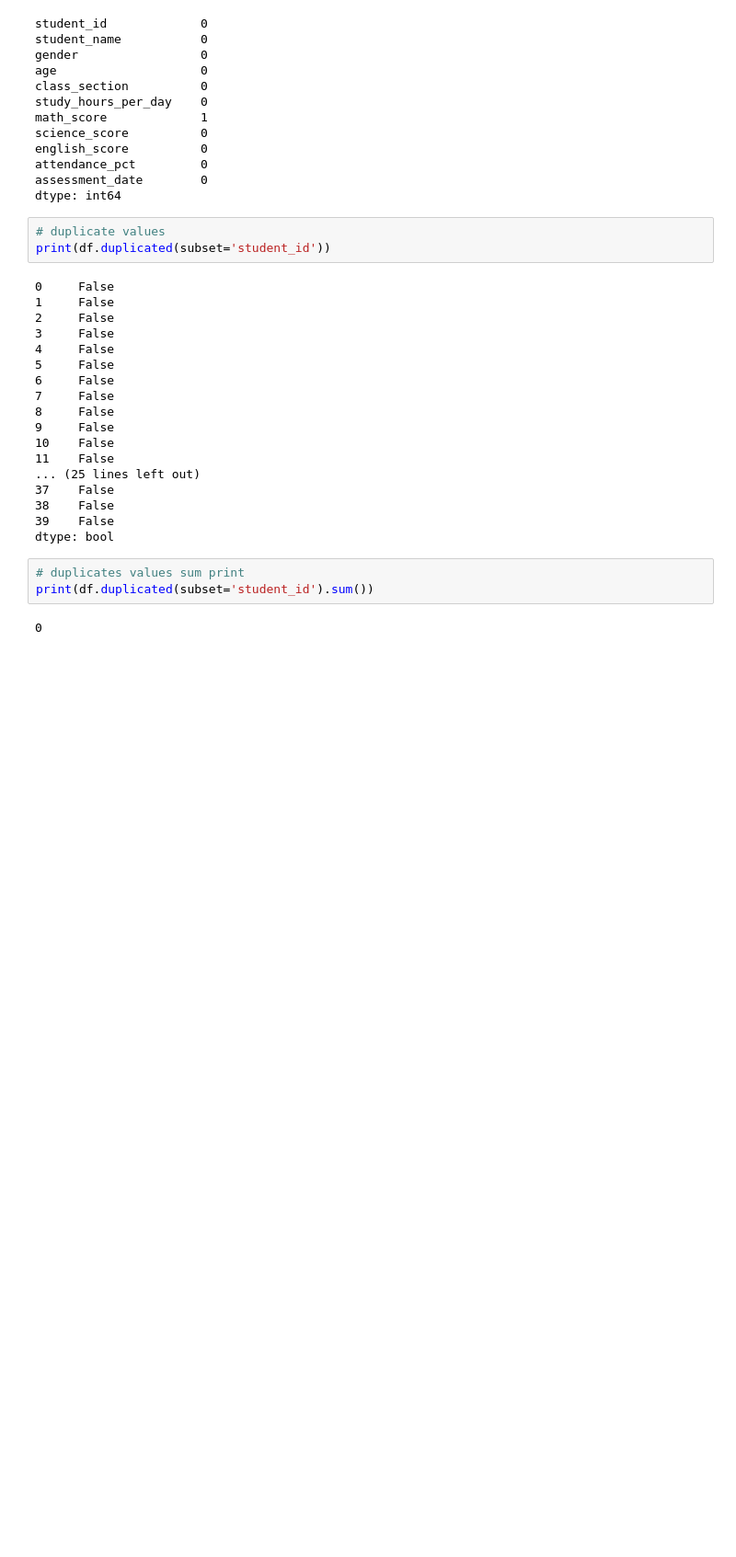
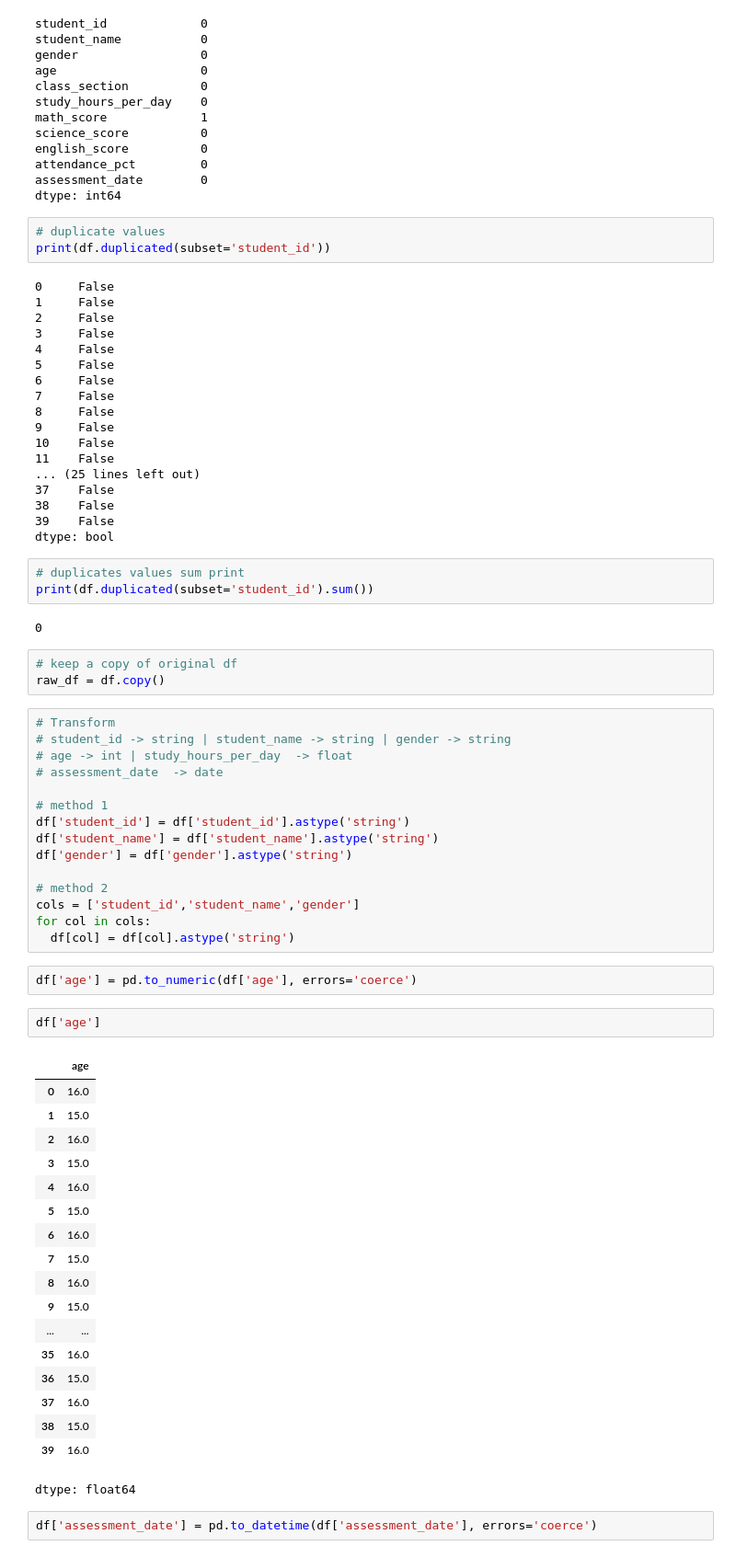
Before and after one commit to rajendra0968jangid/DS-ML, a Jupyter notebook: day17.ipynb, the cells around one changed output. Shown at 92% size. Drawn from its saved outputs; the diff is of its cells as text; blank space fills up the shorter version.

```diff
--- a/day17.ipynb
+++ b/day17.ipynb
@@ -147,3 +147,46 @@ dtype: bool
 print(df.duplicated(subset='student_id').sum())
 # %% [output]
 0
+# %%
+# keep a copy of original df
+raw_df = df.copy()
+# %%
+# Transform
+# student_id -> string | student_name -> string | gender -> string
+# age -> int | study_hours_per_day  -> float
+# assessment_date  -> date
+
+# method 1
+df['student_id'] = df['student_id'].astype('string')
+df['student_name'] = df['student_name'].astype('string')
+df['gender'] = df['gender'].astype('string')
+
+# method 2
+cols = ['student_id','student_name','gender']
+for col in cols:
+  df[col] = df[col].astype('string')
+# %%
+df['age'] = pd.to_numeric(df['age'], errors='coerce')
+# %%
+df['age']
+# %% [output]
+|  | age |
+| 0 | 16.0 |
+| 1 | 15.0 |
+| 2 | 16.0 |
+| 3 | 15.0 |
+| 4 | 16.0 |
+| 5 | 15.0 |
+| 6 | 16.0 |
+| 7 | 15.0 |
+| 8 | 16.0 |
+| 9 | 15.0 |
+| ... | ... |
+| 35 | 16.0 |
+| 36 | 15.0 |
+| 37 | 16.0 |
+| 38 | 15.0 |
+| 39 | 16.0 |
+dtype: float64
+# %%
+df['assessment_date'] = pd.to_datetime(df['assessment_date'], errors='coerce')
```
Also changed, not shown: parts of 6 cells of this notebook.
